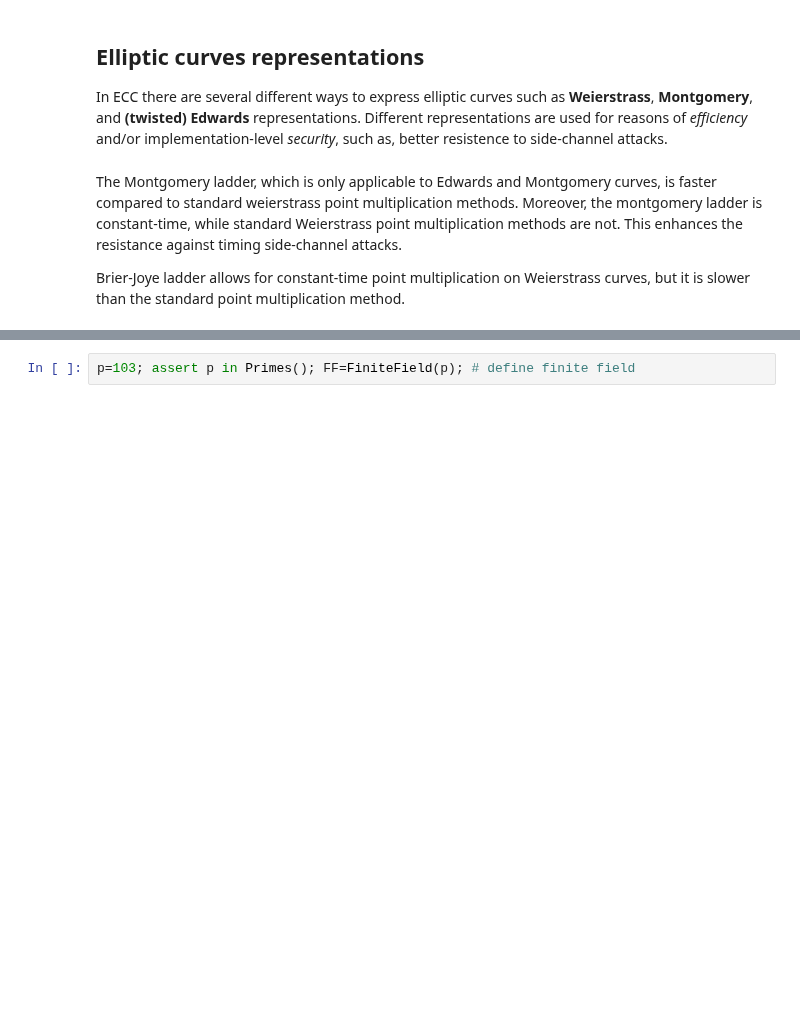
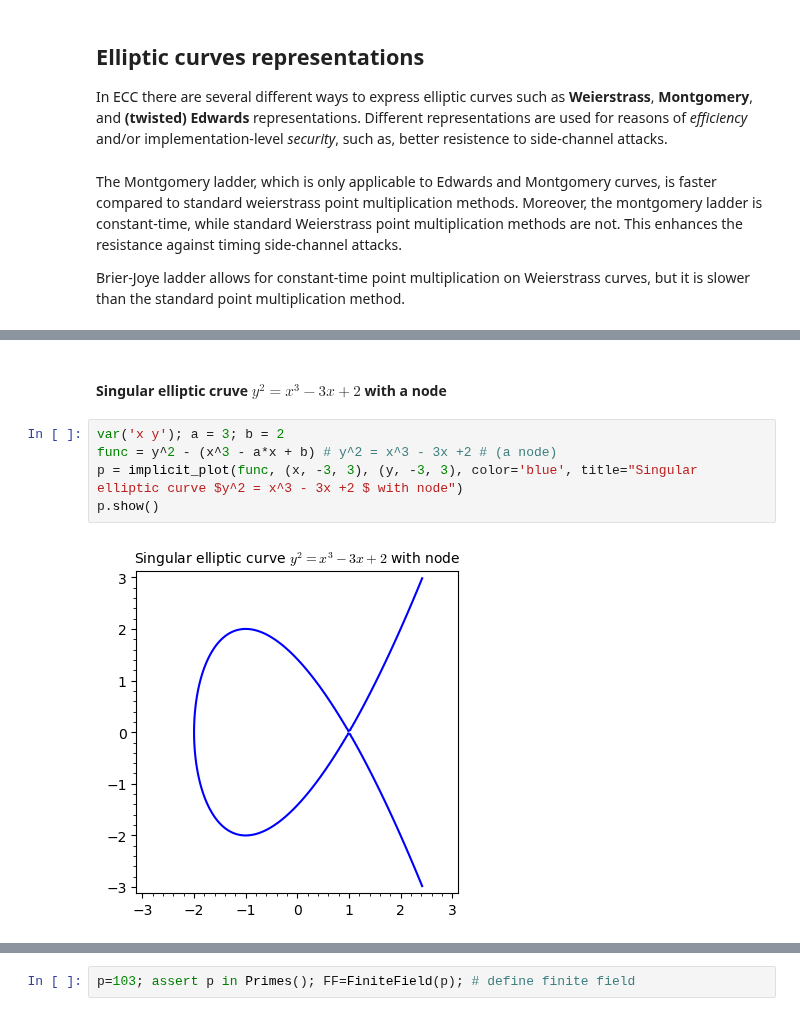
Before and after one commit to kernoelpanic/cryptography-engineering-source-code-books, a Jupyter notebook: ECC.ipynb, the cells around one changed output, grey strips where cells are left out. Saved outputs shown, nothing was run; the diff lists cells and outputs as text; blank space fills up the shorter version.

```diff
--- a/ECC.ipynb
+++ b/ECC.ipynb
@@ -102,0 +158,9 @@ This should ensure that the equation $ x^3 + ax + b = 0 $ has no repeated roots
+# %% [markdown]
+#### Singular elliptic cruve $y^2 = x^3 - 3x +2 $ with a node
+# %%
+var('x y'); a = 3; b = 2
+func = y^2 - (x^3 - a*x + b) # y^2 = x^3 - 3x +2 # (a node)
+p = implicit_plot(func, (x, -3, 3), (y, -3, 3), color='blue', title="Singular elliptic curve $y^2 = x^3 - 3x +2 $ with node")
+p.show()
+# %% [output]
+[figure, added]
```
Also changed, not shown: parts of 78 cells of this notebook, 2 other files.
